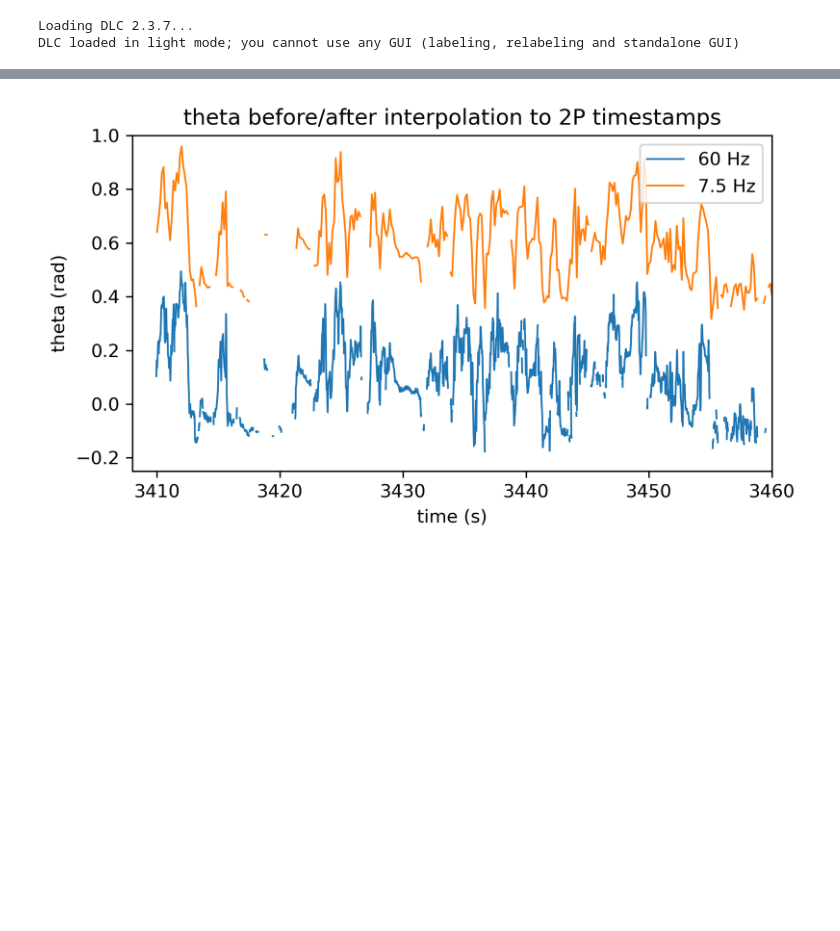
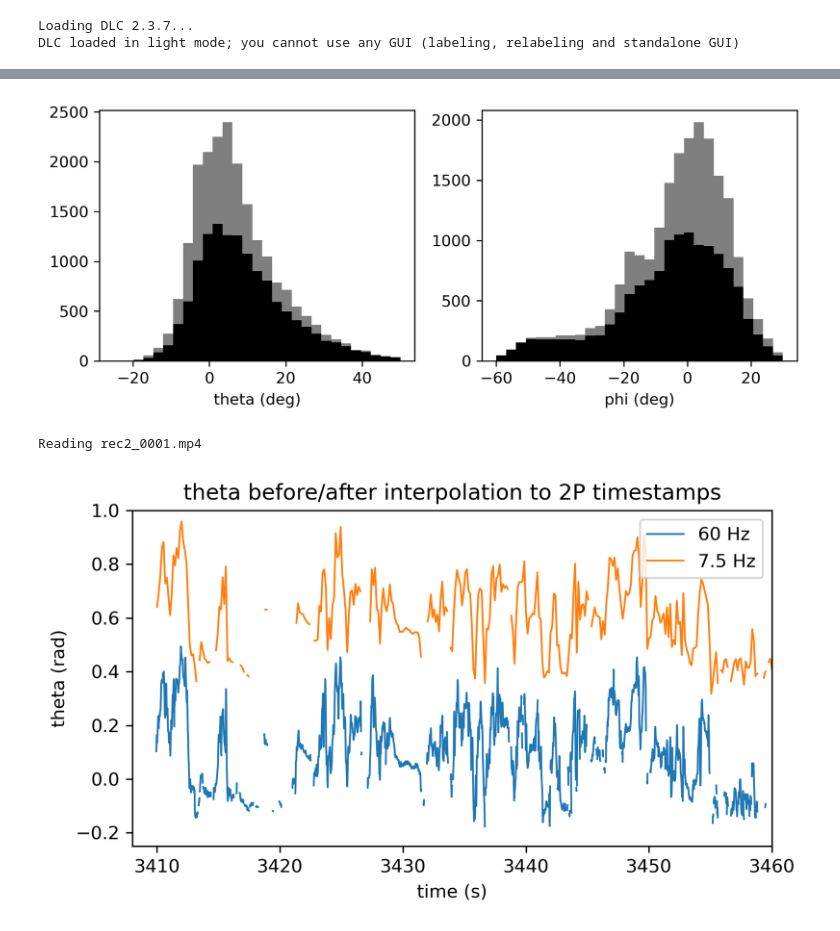
Before and after one commit to dylanmmartins/freely-moving-2P, a Jupyter notebook: notebooks/retino2ego_analysis.ipynb, the cells around one changed output, grey strips where cells are left out. Saved outputs shown, nothing was run; the diff lists cells and outputs as text; code cells hidden in the pictures; blank space fills up the shorter version.

```diff
--- a/notebooks/retino2ego_analysis.ipynb
+++ b/notebooks/retino2ego_analysis.ipynb
@@ -71,0 +86,19 @@ raw_dFF.shape
+# %%
+fig, [ax1,ax2] = plt.subplots(1, 2, dpi=300, figsize=(7,3))
+
+ax1.hist(np.rad2deg(theta), color='k', alpha=0.5, bins=np.linspace(-25, 50, 30))
+ax1.hist(np.rad2deg(theta[:-1][speed>=2.]), color='k', bins=np.linspace(-25, 50, 30))
+
+ax2.hist(np.rad2deg(phi), color='k', alpha=0.5, bins=np.linspace(-60, 30, 30))
+ax2.hist(np.rad2deg(phi[:-1][speed>=2.]), color='k', bins=np.linspace(-60, 30, 30))
+
+ax1.set_xlabel('theta (deg)')
+ax2.set_xlabel('phi (deg)')
+
+fig.tight_layout()
+# %% [output]
+[figure, added]
+# %%
+vid = fm2p.pack_video_frames(r'K:\Mini2P\250220_DMM_DMM042_pillar\fm1\rec2_0001.mp4', dwnsmpl=0.25)
+# %% [output]
+Reading rec2_0001.mp4
```
Also changed, not shown: parts of 17 cells of this notebook, 7 other files.
